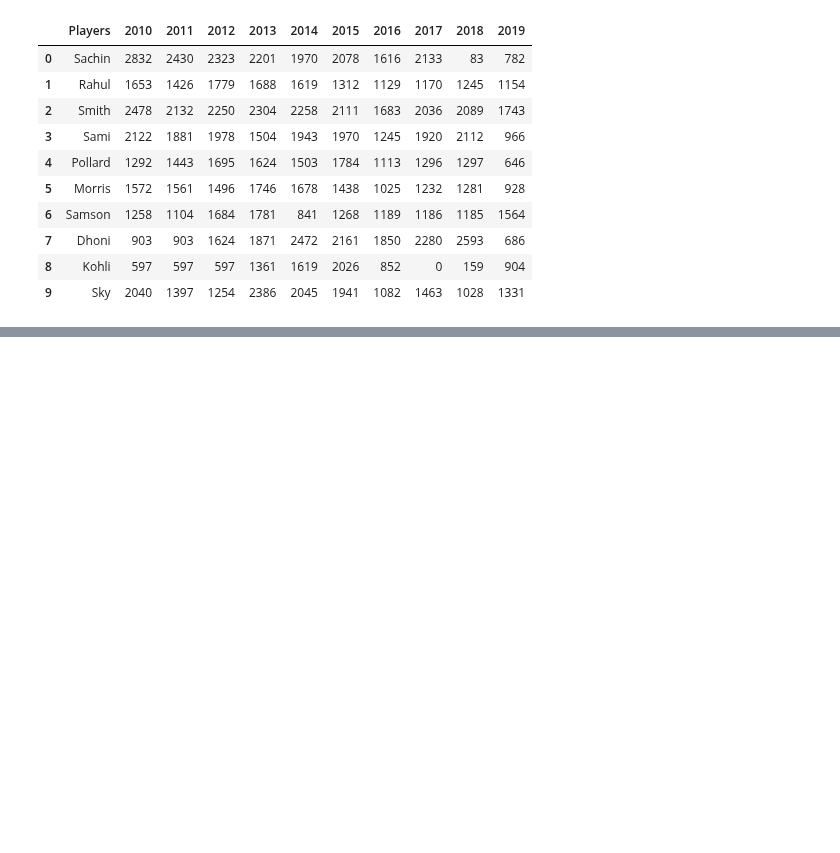
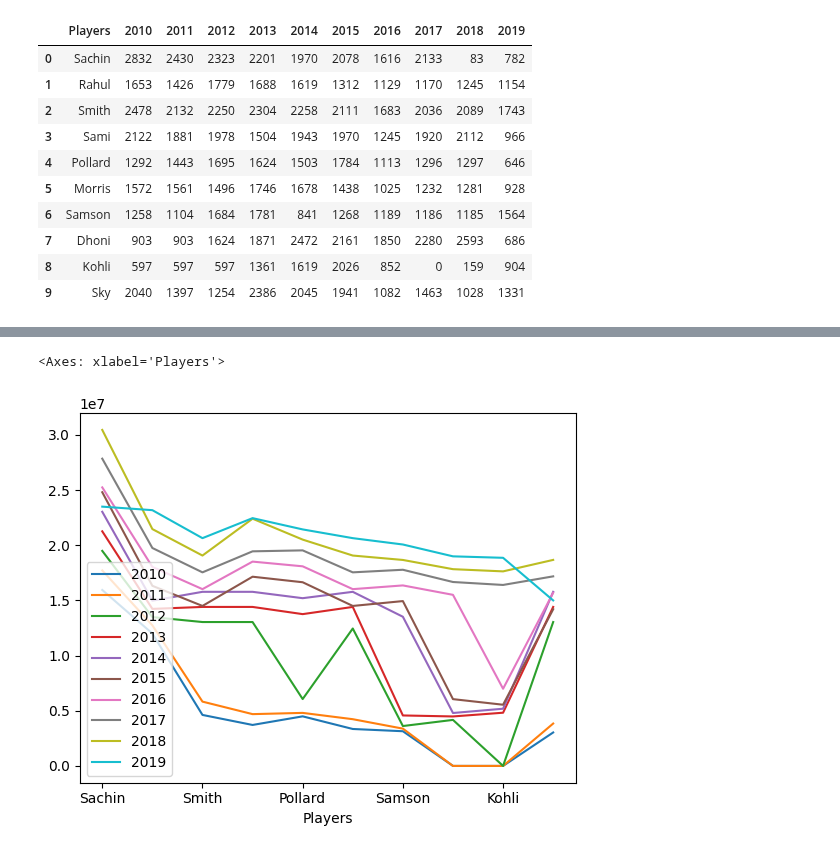
Before and after one commit to corpsedust/NareshIT, a Jupyter notebook: Self-practice(Tasks and IQ stuff)/IPL_DataAnalysis.ipynb, the cells around one changed output, grey strips where cells are left out. Cells and saved outputs as stored; diff of their text form; code cells hidden in the pictures; blank space fills up the shorter version.

```diff
--- a/Self-practice(Tasks and IQ stuff)/IPL_DataAnalysis.ipynb
+++ b/Self-practice(Tasks and IQ stuff)/IPL_DataAnalysis.ipynb
@@ -215,0 +274,5 @@ df3
+# %%
+df.plot()
+# %% [output]
+<Axes: xlabel='Players'>
+[figure, added]
```
Also changed, not shown: parts of 14 cells of this notebook.
